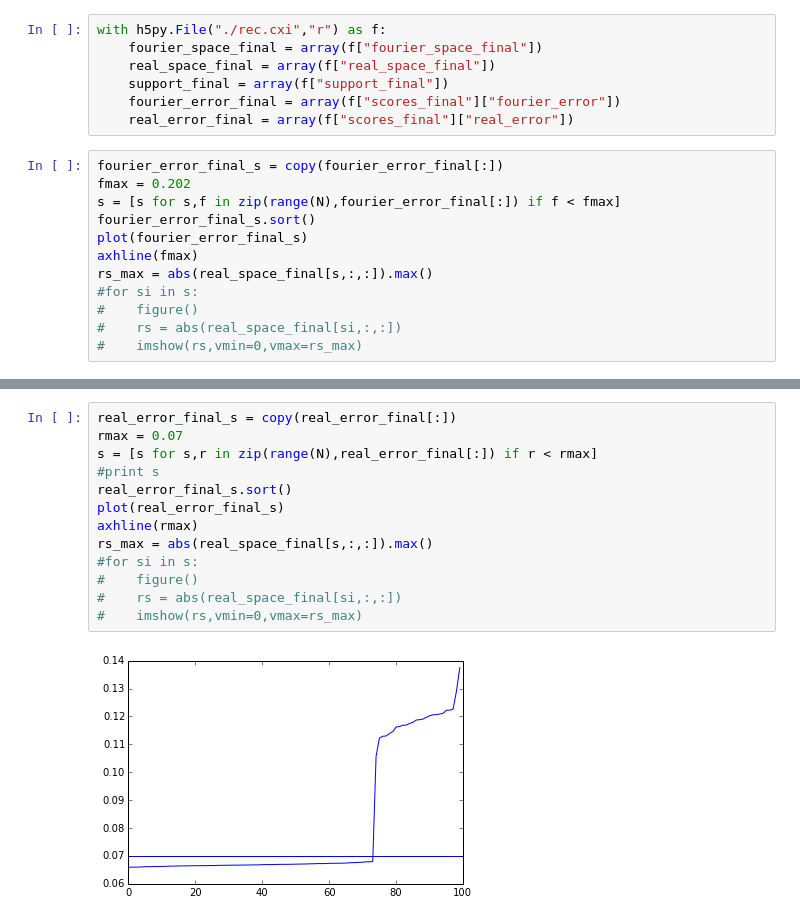
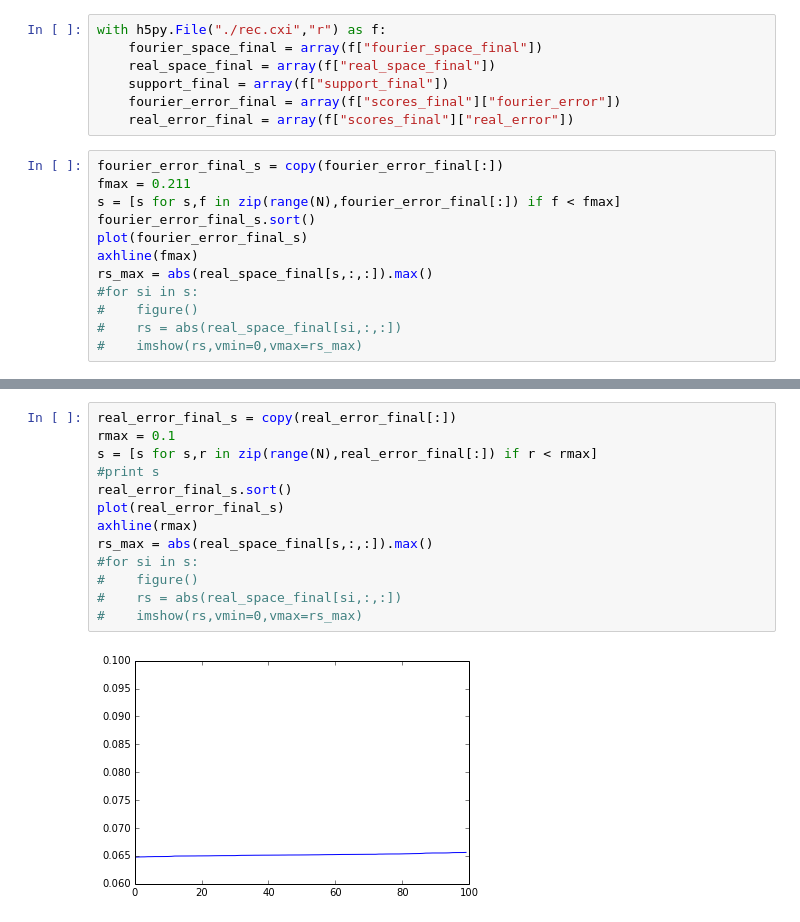
Before and after one commit to mhantke/pbcvcdi, a Jupyter notebook: Phasing2x2-dict.ipynb, the cells around one changed output, grey strips where cells are left out. Drawn from its saved outputs; the diff is of its cells as text.

```diff
--- a/Phasing2x2-dict.ipynb
+++ b/Phasing2x2-dict.ipynb
@@ -146,7 +146,7 @@ with h5py.File("./rec.cxi","r") as f:
     real_error_final = array(f["scores_final"]["real_error"])
 # %%
 fourier_error_final_s = copy(fourier_error_final[:])
-fmax = 0.202
+fmax = 0.211
 s = [s for s,f in zip(range(N),fourier_error_final[:]) if f < fmax]
 fourier_error_final_s.sort()
 plot(fourier_error_final_s)
@@ -179,18 +178,18 @@ prtf = spimage.prtf(real_space_final[sel,:,:],support_final[sel,:,:],
 # %%
 real_error_final_s = copy(real_error_final[:])
-rmax = 0.07
+rmax = 0.1
 s = [s for s,r in zip(range(N),real_error_final[:]) if r < rmax]
 #print s
 real_error_final_s.sort()
 plot(real_error_final_s)
 axhline(rmax)
 rs_max = abs(real_space_final[s,:,:]).max()
 #for si in s:
 #    figure()
 #    rs = abs(real_space_final[si,:,:])
 #    imshow(rs,vmin=0,vmax=rs_max)
 # %% [output]
-[figure, old version]
+[figure, new version]
 # %%
 #prtf.keys()
 imshow(abs(prtf["super_image"]))
```
Also changed, not shown: parts of 9 cells of this notebook.
